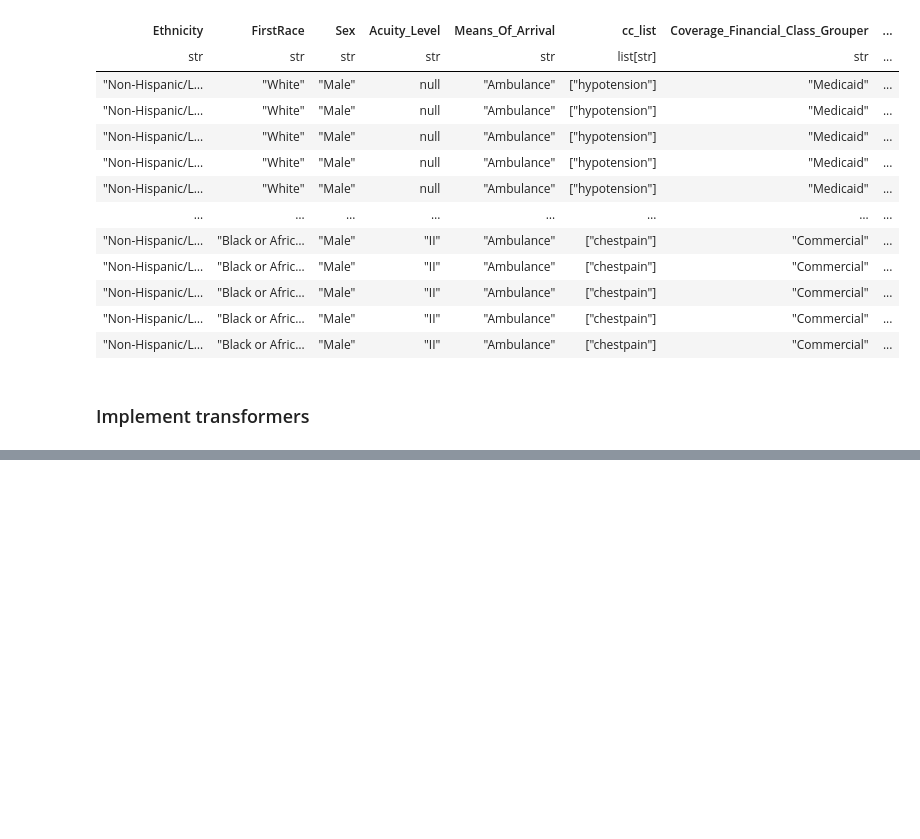
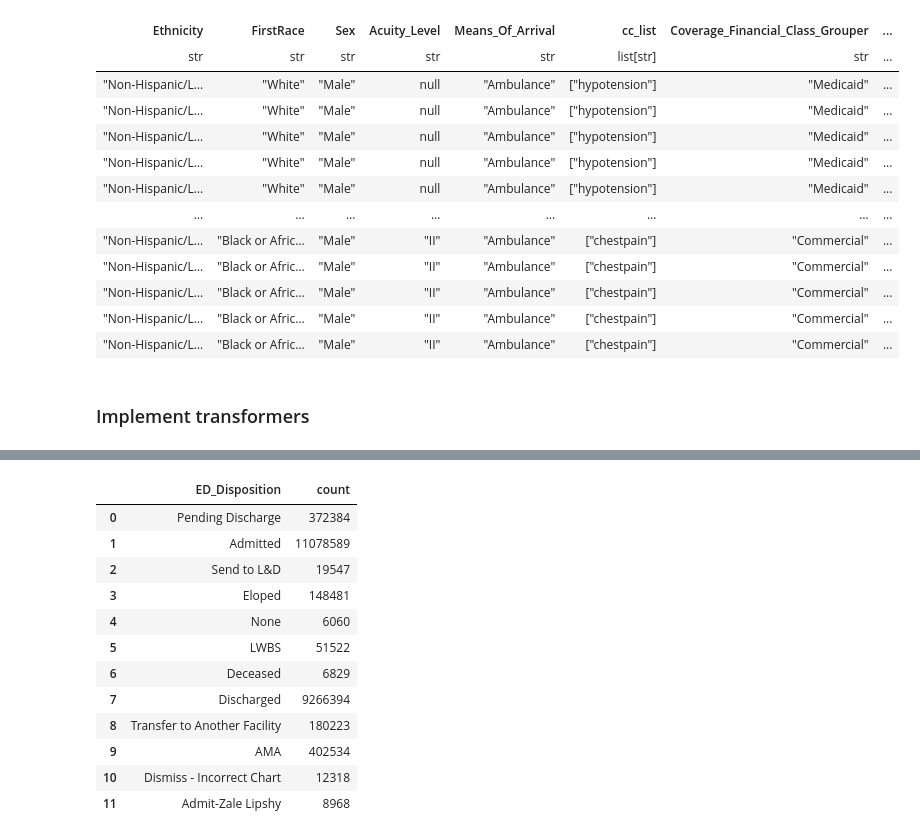
Before and after one commit to silk1100/ED-staticdynamic, a Jupyter notebook: notebooks/14-scratch_polars_processing.ipynb, the cells around one changed output, grey strips where cells are left out. Drawn from its saved outputs; the diff is of its cells as text; code cells hidden in the pictures; blank space fills up the shorter version.

```diff
--- a/notebooks/14-scratch_polars_processing.ipynb
+++ b/notebooks/14-scratch_polars_processing.ipynb
@@ -443,0 +585,21 @@ class CustomOneHotEncoding:
+# %%
+d = pl.read_csv("../src/ED Events Last 2 Years - compiled 6.6.24.csv",
+                null_values=["null", "NULL", "Null"])
+# %%
+d = d.with_columns(pl.col('Arrived_Time').str.strptime(pl.Datetime, "%Y-%m-%d %H:%M:%S%.f"))
+# %%
+d['ED_Disposition'].value_counts().to_pandas()
+# %% [output]
+|  | ED_Disposition | count |
+| 0 | Pending Discharge | 372384 |
+| 1 | Admitted | 11078589 |
+| 2 | Send to L&D | 19547 |
+| 3 | Eloped | 148481 |
+| 4 | None | 6060 |
+| 5 | LWBS | 51522 |
+| 6 | Deceased | 6829 |
+| 7 | Discharged | 9266394 |
+| 8 | Transfer to Another Facility | 180223 |
+| 9 | AMA | 402534 |
+| 10 | Dismiss - Incorrect Chart | 12318 |
+| 11 | Admit-Zale Lipshy | 8968 |
```
Also changed, not shown: parts of 26 cells of this notebook, 8 other files.
